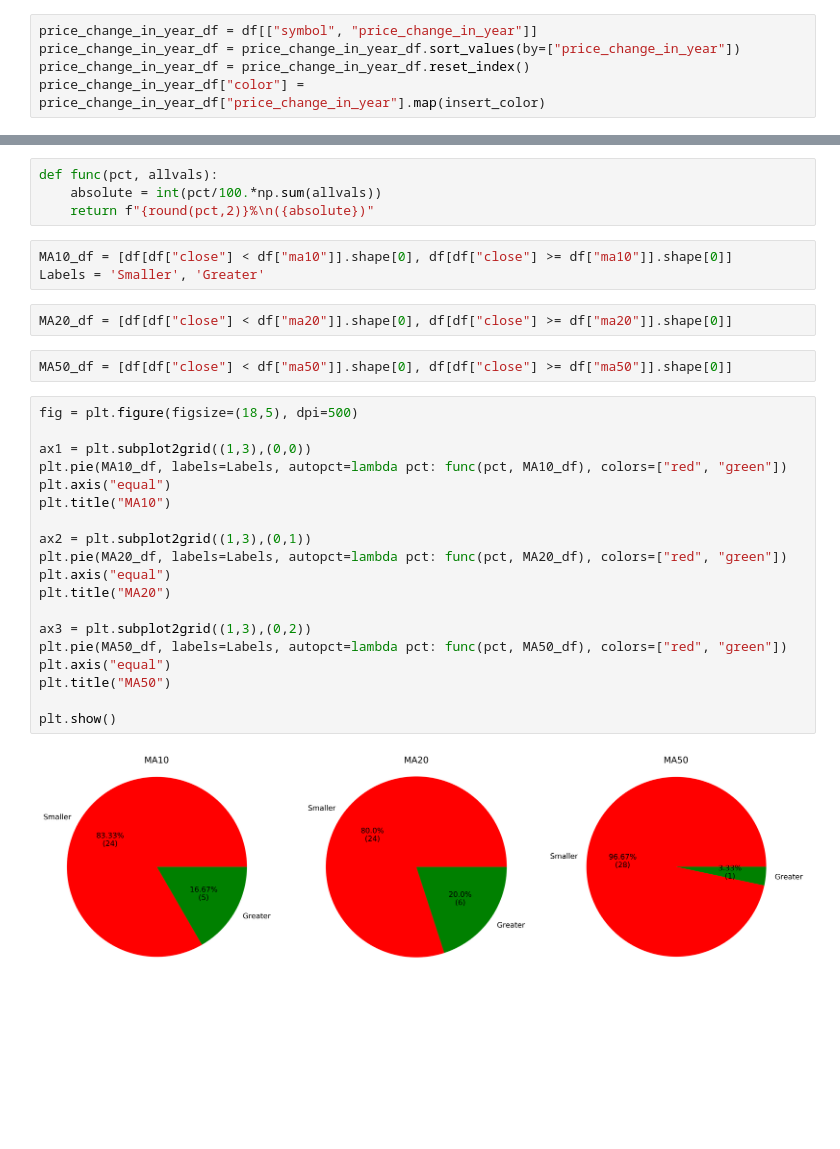
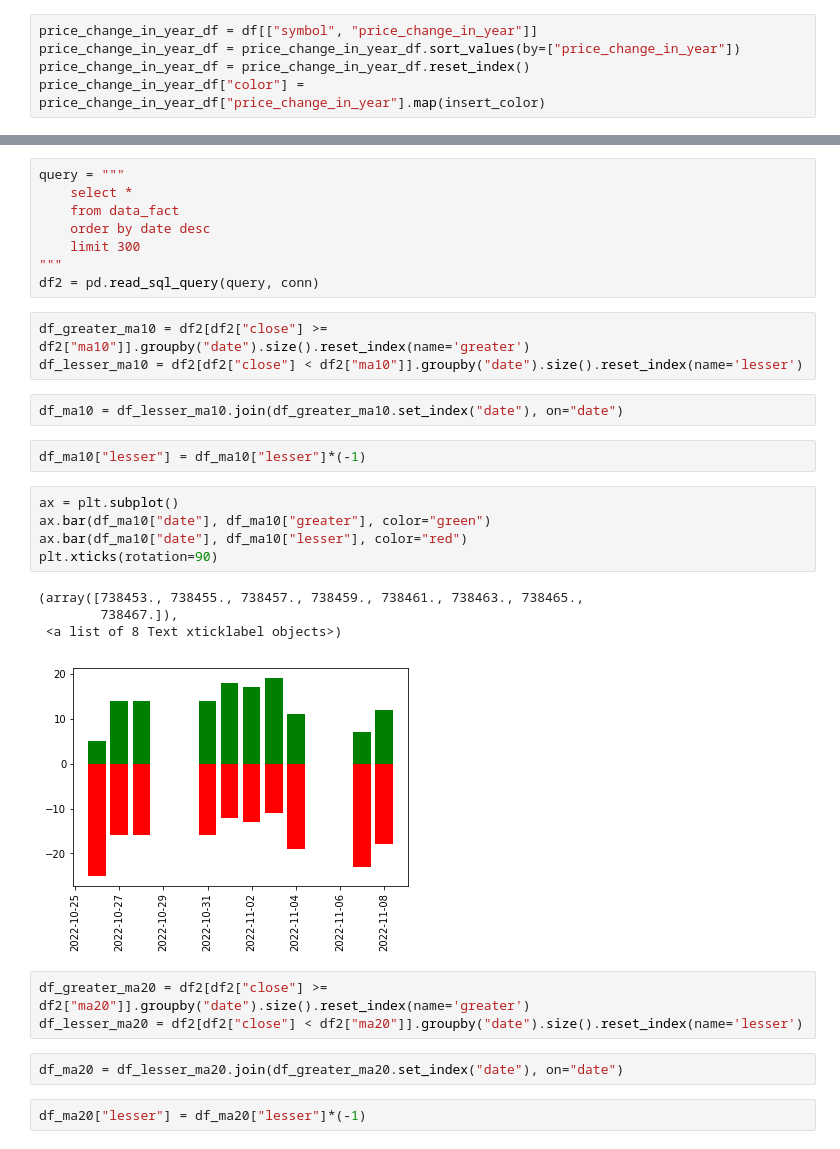
Before and after one commit to Beduchan2407/VN30_Stocks, a Jupyter notebook: Plot/Plot.ipynb, the cells around one changed output, grey strips where cells are left out. Drawn from its saved outputs; the diff is of its cells as text; blank space fills up the shorter version.

Commit message:
Update daily data

```diff
--- a/Plot/Plot.ipynb
+++ b/Plot/Plot.ipynb
@@ -114,32 +114,32 @@ plt.show()
-# %%
-def func(pct, allvals):
-    absolute = int(pct/100.*np.sum(allvals))
-    return f"{round(pct,2)}%\n({absolute})"
-# %%
-MA10_df = [df[df["close"] < df["ma10"]].shape[0], df[df["close"] >= df["ma10"]].shape[0]]
-Labels = 'Smaller', 'Greater'
-# %%
-MA20_df = [df[df["close"] < df["ma20"]].shape[0], df[df["close"] >= df["ma20"]].shape[0]]
-# %%
-MA50_df = [df[df["close"] < df["ma50"]].shape[0], df[df["close"] >= df["ma50"]].shape[0]]
-# %%
-fig = plt.figure(figsize=(18,5), dpi=500)
-
-ax1 = plt.subplot2grid((1,3),(0,0))
-plt.pie(MA10_df, labels=Labels, autopct=lambda pct: func(pct, MA10_df), colors=["red", "green"])
-plt.axis("equal")
-plt.title("MA10")
-
-ax2 = plt.subplot2grid((1,3),(0,1))
-plt.pie(MA20_df, labels=Labels, autopct=lambda pct: func(pct, MA20_df), colors=["red", "green"])
-plt.axis("equal")
-plt.title("MA20")
-
-ax3 = plt.subplot2grid((1,3),(0,2))
-plt.pie(MA50_df, labels=Labels, autopct=lambda pct: func(pct, MA50_df), colors=["red", "green"])
-plt.axis("equal")
-plt.title("MA50")
-
-plt.show()
-# %% [output]
-[figure, removed]
+# %%
+query = """
+    select *
+    from data_fact
+    order by date desc
+    limit 300
+"""
+df2 = pd.read_sql_query(query, conn)
+# %%
+df_greater_ma10 = df2[df2["close"] >= df2["ma10"]].groupby("date").size().reset_index(name='greater')
+df_lesser_ma10 = df2[df2["close"] < df2["ma10"]].groupby("date").size().reset_index(name='lesser')
+# %%
+df_ma10 = df_lesser_ma10.join(df_greater_ma10.set_index("date"), on="date")
+# %%
+df_ma10["lesser"] = df_ma10["lesser"]*(-1)
+# %%
+ax = plt.subplot()
+ax.bar(df_ma10["date"], df_ma10["greater"], color="green")
+ax.bar(df_ma10["date"], df_ma10["lesser"], color="red")
+plt.xticks(rotation=90)
+# %% [output]
+(array([738453., 738455., 738457., 738459., 738461., 738463., 738465.,
+        738467.]),
+ <a list of 8 Text xticklabel objects>)
+[figure, added]
+# %%
+df_greater_ma20 = df2[df2["close"] >= df2["ma20"]].groupby("date").size().reset_index(name='greater')
+df_lesser_ma20 = df2[df2["close"] < df2["ma20"]].groupby("date").size().reset_index(name='lesser')
+# %%
+df_ma20 = df_lesser_ma20.join(df_greater_ma20.set_index("date"), on="date")
+# %%
+df_ma20["lesser"] = df_ma20["lesser"]*(-1)
```
Also changed, not shown: parts of 11 cells of this notebook, 10 other files.
